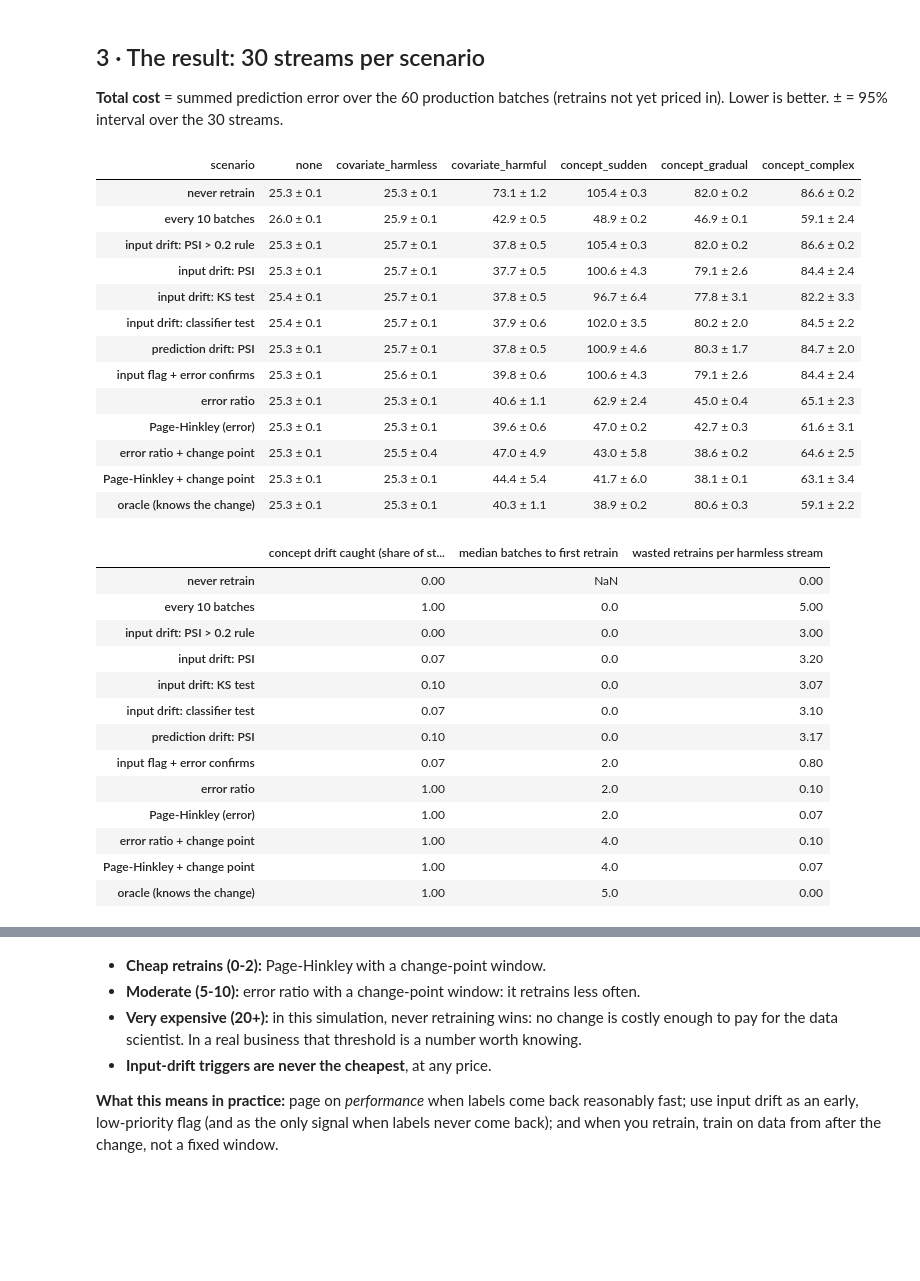
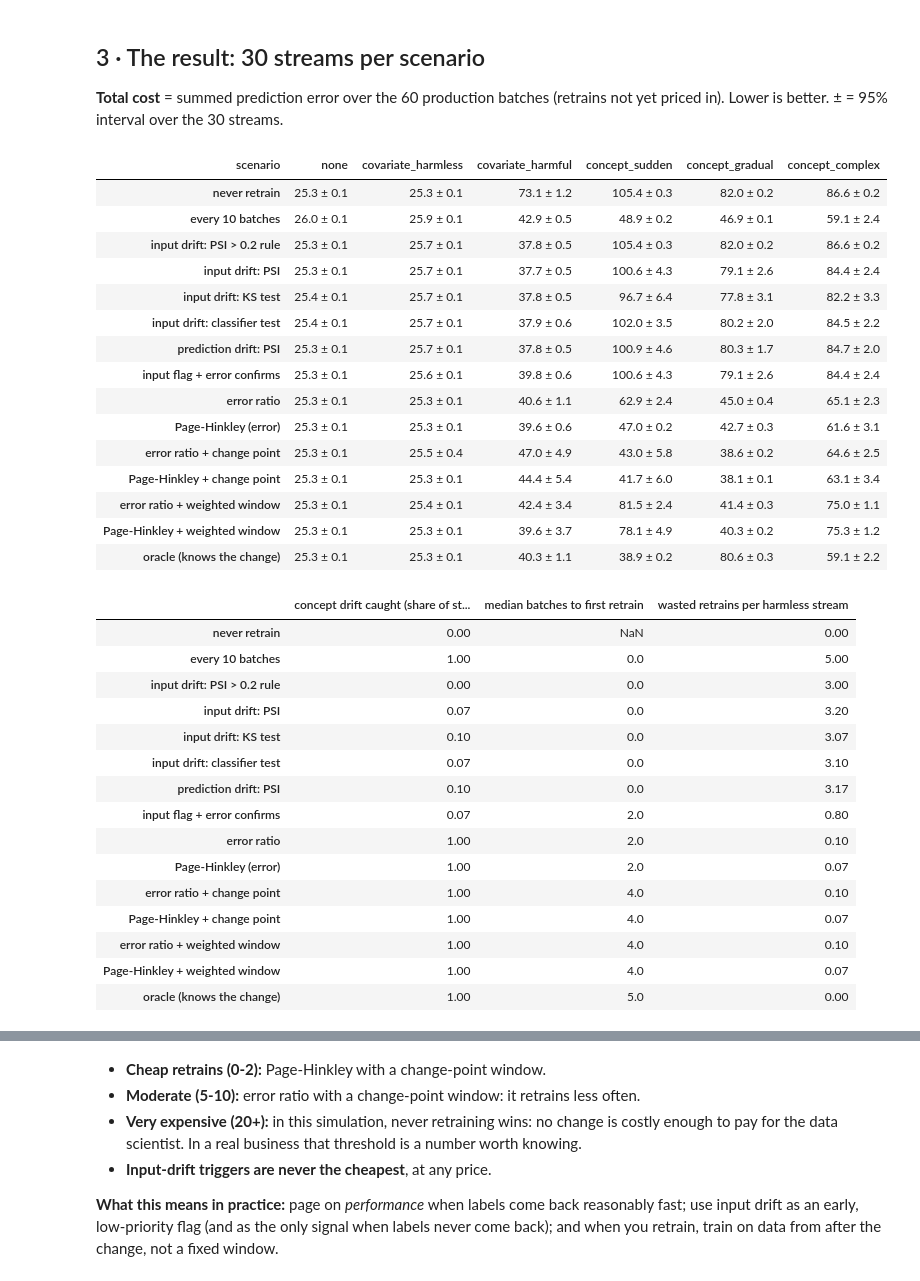
Before and after one commit to godot107/retrain-trigger, a Jupyter notebook: notebooks/01_triggers.ipynb, the cells around one changed output, grey strips where cells are left out. Drawn from its saved outputs; the diff is of its cells as text; code cells hidden in the pictures; blank space fills up the shorter version.

```diff
--- a/notebooks/01_triggers.ipynb
+++ b/notebooks/01_triggers.ipynb
@@ -33,7 +33,8 @@ LABELS = {'never': 'never retrain', 'schedule': 'every 10 batches', 'psi': 'inpu
           'psi_rule': 'input drift: PSI > 0.2 rule', 'ks': 'input drift: KS test', 'c2st': 'input drift: classifier test',
           'pred_psi': 'prediction drift: PSI', 'error': 'error ratio', 'page_hinkley': 'Page-Hinkley (error)',
           'psi_error': 'input flag + error confirms', 'error_cp': 'error ratio + change point',
-          'page_hinkley_cp': 'Page-Hinkley + change point', 'oracle': 'oracle (knows the change)'}
+          'page_hinkley_cp': 'Page-Hinkley + change point', 'error_cpw': 'error ratio + weighted window',
+          'page_hinkley_cpw': 'Page-Hinkley + weighted window', 'oracle': 'oracle (knows the change)'}
 
 from retrain import simulate, detectors
 d = pd.read_csv('results/synthetic_runs.csv')
@@ -79,27 +80,29 @@ Lower is better. ± = 95% interval over the 30 streams.
 # %%
 def ci(x):
     rng = np.random.default_rng(0); b = rng.choice(x.values, (2000, len(x))).mean(1)
     return (np.percentile(b, 97.5) - np.percentile(b, 2.5)) / 2
 order = ['never', 'schedule', 'psi_rule', 'psi', 'ks', 'c2st', 'pred_psi', 'psi_error', 'error', 'page_hinkley',
-         'error_cp', 'page_hinkley_cp', 'oracle']
+         'error_cp', 'page_hinkley_cp', 'error_cpw', 'page_hinkley_cpw', 'oracle']
 g = t.groupby(['trigger', 'scenario']).error_total
 tab = (g.mean().round(1).astype(str) + ' ± ' + g.apply(ci).round(1).astype(str)).unstack().reindex(order)
 tab.index = [LABELS[i] for i in tab.index]
 tab[list(simulate.SCENARIOS)]
 # %% [output]
 | scenario | none | covariate_harmless | covariate_harmful | concept_sudden | concept_gradual | concept_complex |
 | never retrain | 25.3 ± 0.1 | 25.3 ± 0.1 | 73.1 ± 1.2 | 105.4 ± 0.3 | 82.0 ± 0.2 | 86.6 ± 0.2 |
 | every 10 batches | 26.0 ± 0.1 | 25.9 ± 0.1 | 42.9 ± 0.5 | 48.9 ± 0.2 | 46.9 ± 0.1 | 59.1 ± 2.4 |
 | input drift: PSI > 0.2 rule | 25.3 ± 0.1 | 25.7 ± 0.1 | 37.8 ± 0.5 | 105.4 ± 0.3 | 82.0 ± 0.2 | 86.6 ± 0.2 |
 | input drift: PSI | 25.3 ± 0.1 | 25.7 ± 0.1 | 37.7 ± 0.5 | 100.6 ± 4.3 | 79.1 ± 2.6 | 84.4 ± 2.4 |
 | input drift: KS test | 25.4 ± 0.1 | 25.7 ± 0.1 | 37.8 ± 0.5 | 96.7 ± 6.4 | 77.8 ± 3.1 | 82.2 ± 3.3 |
 | input drift: classifier test | 25.4 ± 0.1 | 25.7 ± 0.1 | 37.9 ± 0.6 | 102.0 ± 3.5 | 80.2 ± 2.0 | 84.5 ± 2.2 |
 | prediction drift: PSI | 25.3 ± 0.1 | 25.7 ± 0.1 | 37.8 ± 0.5 | 100.9 ± 4.6 | 80.3 ± 1.7 | 84.7 ± 2.0 |
 | input flag + error confirms | 25.3 ± 0.1 | 25.6 ± 0.1 | 39.8 ± 0.6 | 100.6 ± 4.3 | 79.1 ± 2.6 | 84.4 ± 2.4 |
 | error ratio | 25.3 ± 0.1 | 25.3 ± 0.1 | 40.6 ± 1.1 | 62.9 ± 2.4 | 45.0 ± 0.4 | 65.1 ± 2.3 |
 | Page-Hinkley (error) | 25.3 ± 0.1 | 25.3 ± 0.1 | 39.6 ± 0.6 | 47.0 ± 0.2 | 42.7 ± 0.3 | 61.6 ± 3.1 |
 | error ratio + change point | 25.3 ± 0.1 | 25.5 ± 0.4 | 47.0 ± 4.9 | 43.0 ± 5.8 | 38.6 ± 0.2 | 64.6 ± 2.5 |
 | Page-Hinkley + change point | 25.3 ± 0.1 | 25.3 ± 0.1 | 44.4 ± 5.4 | 41.7 ± 6.0 | 38.1 ± 0.1 | 63.1 ± 3.4 |
+| error ratio + weighted window | 25.3 ± 0.1 | 25.4 ± 0.1 | 42.4 ± 3.4 | 81.5 ± 2.4 | 41.4 ± 0.3 | 75.0 ± 1.1 |
+| Page-Hinkley + weighted window | 25.3 ± 0.1 | 25.3 ± 0.1 | 39.6 ± 3.7 | 78.1 ± 4.9 | 40.3 ± 0.2 | 75.3 ± 1.2 |
 | oracle (knows the change) | 25.3 ± 0.1 | 25.3 ± 0.1 | 40.3 ± 1.1 | 38.9 ± 0.2 | 80.6 ± 0.3 | 59.1 ± 2.2 |
 # %%
 harm = ['covariate_harmful', 'concept_sudden', 'concept_gradual', 'concept_complex']
@@ -125,6 +128,8 @@ summary
 | Page-Hinkley (error) | 1.00 | 2.0 | 0.07 |
 | error ratio + change point | 1.00 | 4.0 | 0.10 |
 | Page-Hinkley + change point | 1.00 | 4.0 | 0.07 |
+| error ratio + weighted window | 1.00 | 4.0 | 0.10 |
+| Page-Hinkley + weighted window | 1.00 | 4.0 | 0.07 |
 | oracle (knows the change) | 1.00 | 5.0 | 0.00 |
 # %% [markdown]
 **Reading it:**
```
Also changed, not shown: parts of 1 cell of this notebook, 21 other files.
